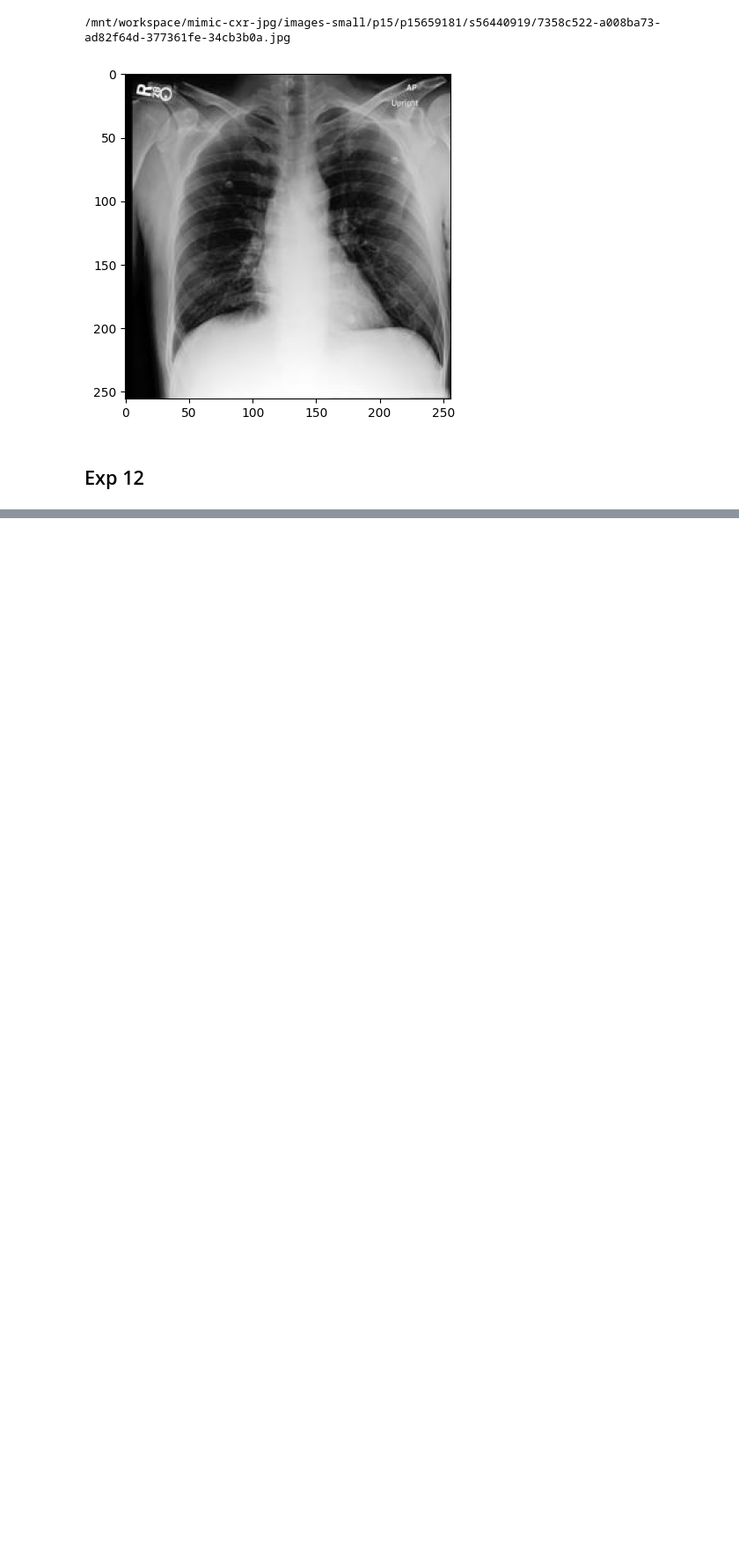
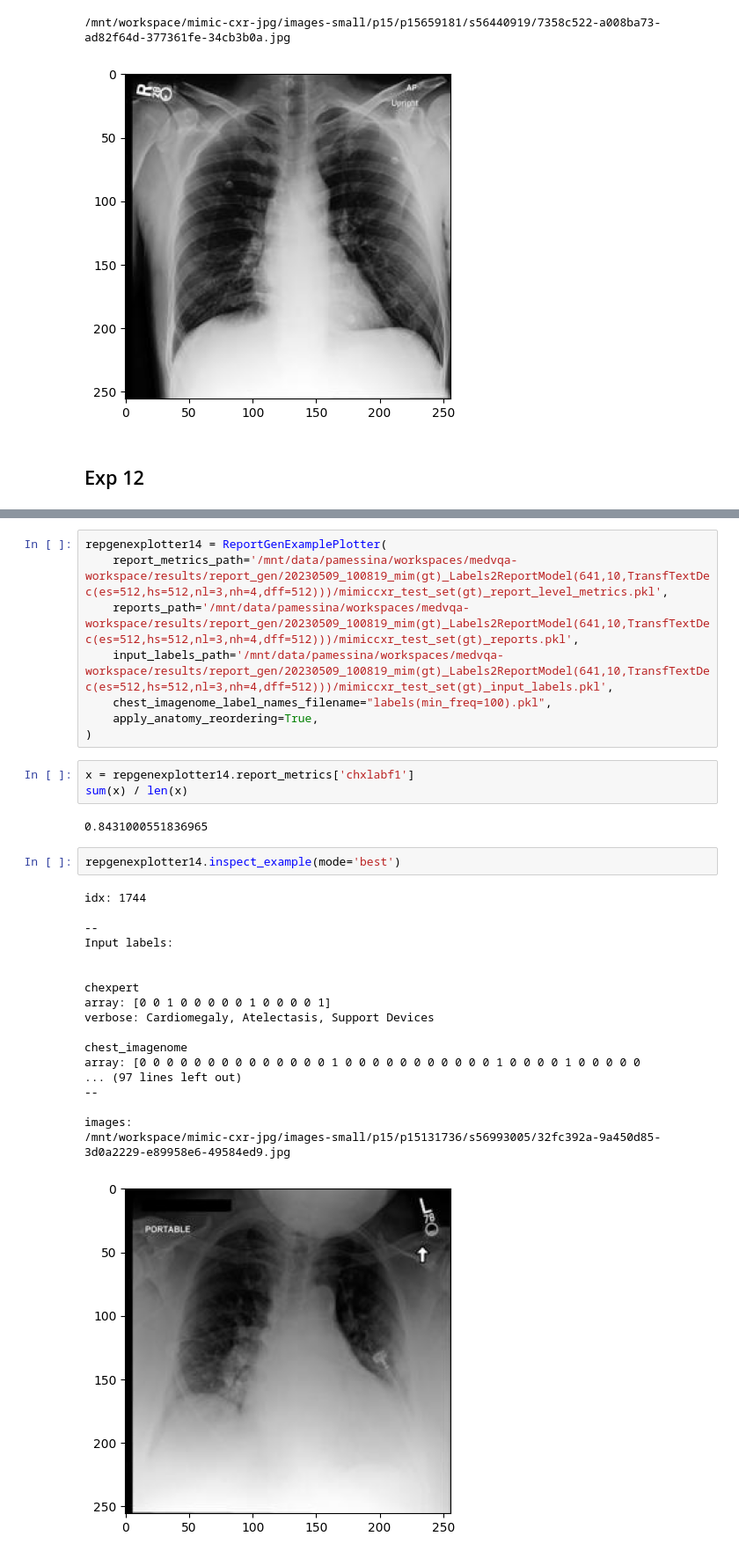
Before and after one commit to PabloMessina/MedVQA, a Jupyter notebook: medvqa/notebooks/eval labels2report generation.ipynb, the cells around one changed output, grey strips where cells are left out. Shown at 88% size. Drawn from its saved outputs; the diff is of its cells as text; blank space fills up the shorter version.

```diff
--- a/medvqa/notebooks/eval labels2report generation.ipynb
+++ b/medvqa/notebooks/eval labels2report generation.ipynb
@@ -797,0 +875,34 @@ Generated reports successfully saved to /mnt/data/pamessina/workspaces/medvqa-wo
+# %%
+repgenexplotter14 = ReportGenExamplePlotter(
+    report_metrics_path='/mnt/data/pamessina/workspaces/medvqa-workspace/results/report_gen/20230509_100819_mim(gt)_Labels2ReportModel(641,10,TransfTextDec(es=512,hs=512,nl=3,nh=4,dff=512)))/mimiccxr_test_set(gt)_report_level_metrics.pkl',
+    reports_path='/mnt/data/pamessina/workspaces/medvqa-workspace/results/report_gen/20230509_100819_mim(gt)_Labels2ReportModel(641,10,TransfTextDec(es=512,hs=512,nl=3,nh=4,dff=512)))/mimiccxr_test_set(gt)_reports.pkl',
+    input_labels_path='/mnt/data/pamessina/workspaces/medvqa-workspace/results/report_gen/20230509_100819_mim(gt)_Labels2ReportModel(641,10,TransfTextDec(es=512,hs=512,nl=3,nh=4,dff=512)))/mimiccxr_test_set(gt)_input_labels.pkl',
+    chest_imagenome_label_names_filename="labels(min_freq=100).pkl",
+    apply_anatomy_reordering=True,
+)
+# %%
+x = repgenexplotter14.report_metrics['chxlabf1']
+sum(x) / len(x)
+# %% [output]
+0.8431000551836965
+# %%
+repgenexplotter14.inspect_example(mode='best')
+# %% [output]
+idx: 1744
+
+--
+Input labels:
+
+
+chexpert
+array: [0 0 1 0 0 0 0 0 1 0 0 0 0 1]
+verbose: Cardiomegaly, Atelectasis, Support Devices
+
+chest_imagenome
+array: [0 0 0 0 0 0 0 0 0 0 0 0 0 0 1 0 0 0 0 0 0 0 0 0 0 0 1 0 0 0 0 1 0 0 0 0 0
+... (97 lines left out)
+--
+
+images:
+/mnt/workspace/mimic-cxr-jpg/images-small/p15/p15131736/s56993005/32fc392a-9a450d85-3d0a2229-e89958e6-49584ed9.jpg
+[figure, added]
```
Also changed, not shown: parts of 18 cells of this notebook, 34 other files.
